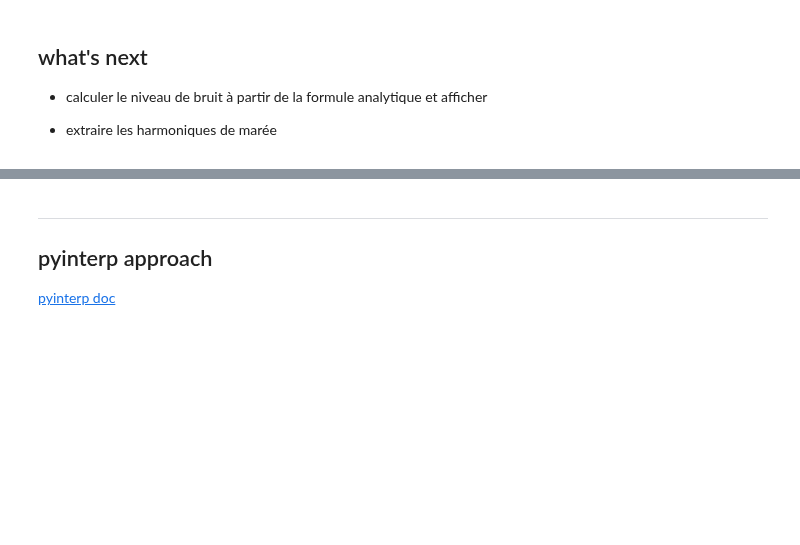
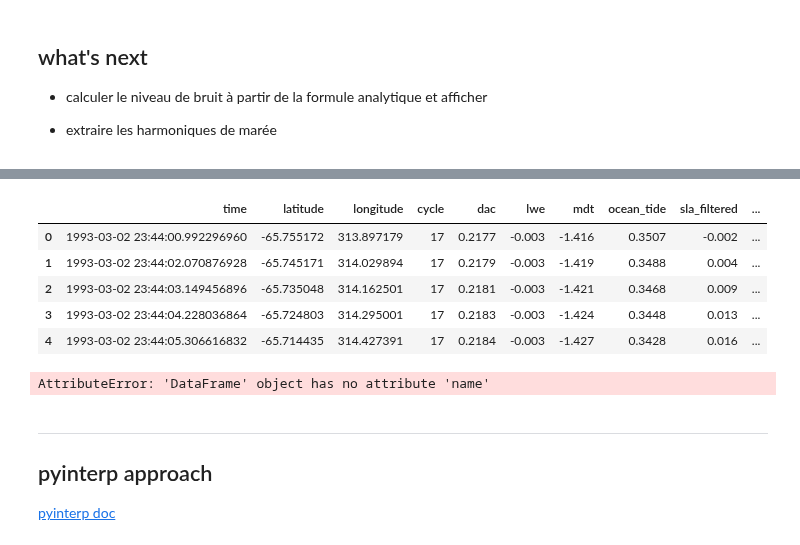
Before and after one commit to apatlpo/itide_ops, a Jupyter notebook: tipe_2019/altimetry.ipynb, the cells around one changed output, grey strips where cells are left out. Drawn from its saved outputs; the diff is of its cells as text; code cells hidden in the pictures; blank space fills up the shorter version.

```diff
--- a/tipe_2019/altimetry.ipynb
+++ b/tipe_2019/altimetry.ipynb
@@ -195,3 +238,44 @@ plot(np.sqrt(sla2_mean-sla_mean**2))
+# %%
+ddf.head()
+# %% [output]
+|  | time | latitude | longitude | cycle | dac | lwe | mdt | ocean_tide | sla_filtered | ... |
+| 0 | 1993-03-02 23:44:00.992296960 | -65.755172 | 313.897179 | 17 | 0.2177 | -0.003 | -1.416 | 0.3507 | -0.002 | ... |
+| 1 | 1993-03-02 23:44:02.070876928 | -65.745171 | 314.029894 | 17 | 0.2179 | -0.003 | -1.419 | 0.3488 | 0.004 | ... |
+| 2 | 1993-03-02 23:44:03.149456896 | -65.735048 | 314.162501 | 17 | 0.2181 | -0.003 | -1.421 | 0.3468 | 0.009 | ... |
+| 3 | 1993-03-02 23:44:04.228036864 | -65.724803 | 314.295001 | 17 | 0.2183 | -0.003 | -1.424 | 0.3448 | 0.013 | ... |
+| 4 | 1993-03-02 23:44:05.306616832 | -65.714435 | 314.427391 | 17 | 0.2184 | -0.003 | -1.427 | 0.3428 | 0.016 | ... |
+# %%
+def harmonic_analysis(df, ssh_key, constituents=None):
+
+    # get group id
+    try:
+        dr_id = df.id.unique()[0]
+    except:
+        dr_id = df.name
+
+    if constituents is None:
+        _cst = ["M2", "K1", "O1", "P1", "Q1", "S1"]
+    else:
+        _cst = constituents
+
+    time = df['time'].to_numpy(dtype="datetime64[us]")
+    wt = pytide.WaveTable(_cst)
+    # compute
+    f, vu = wt.compute_nodal_modulations(time)
+
+    # get harmonics
+    w = wt.harmonic_analysis(df[ssh_key].to_numpy(), f, vu)
+
+    # predicted tidal contribution
+    #hp = wt.tide_from_tide_series(time, w)
+
+    out = pd.DataFrame(w, columns = _cst, index=dr_id)
+    return out
+
+out = harmonic_analysis(df, ssh_key='sla_unfiltered')
+out
+# %% [output]
+AttributeError: 'DataFrame' object has no attribute 'name'
 # %% [markdown]
 ---
 ## pyinterp approach
```
Also changed, not shown: parts of 6 cells of this notebook.
